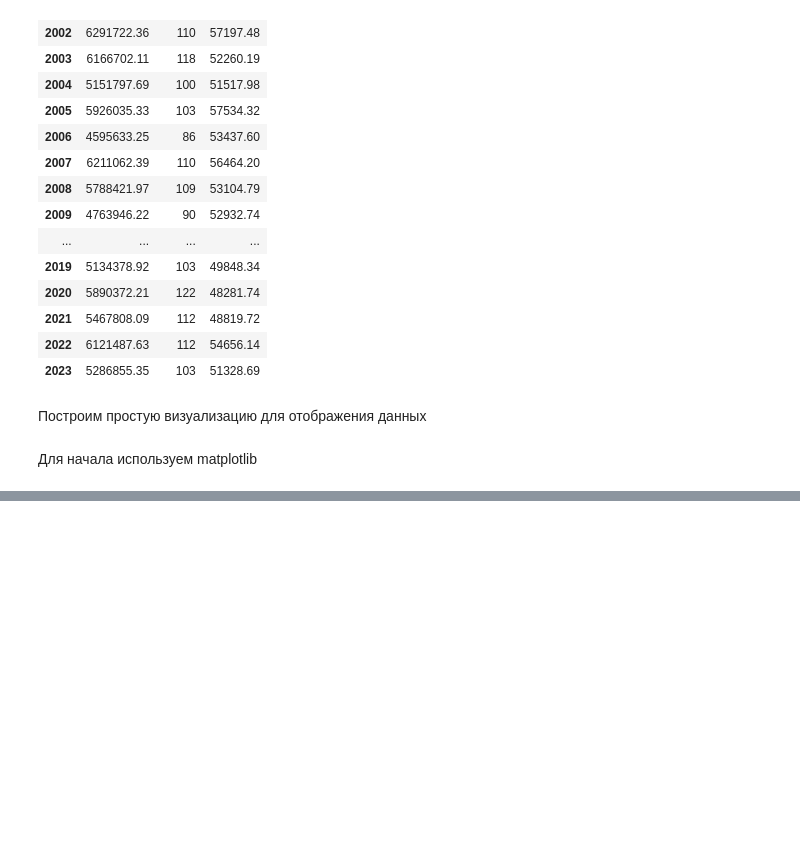
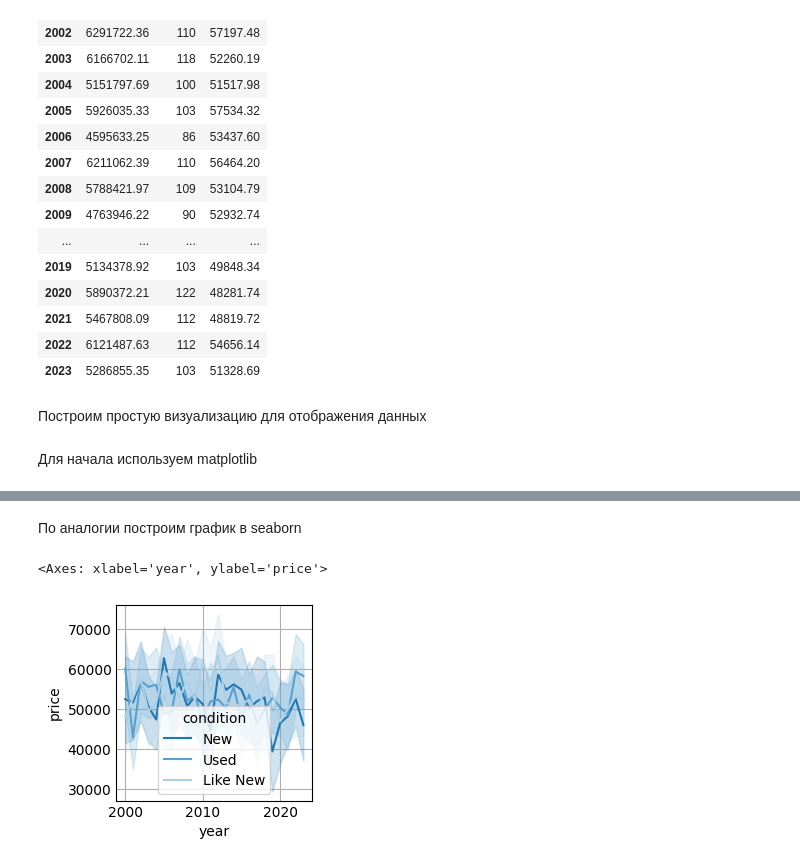
Before and after one commit to Korablinr54/Statistics, a Jupyter notebook: Основы статистики.ipynb, the cells around one changed output, grey strips where cells are left out. Cells and saved outputs as stored; diff of their text form; code cells hidden in the pictures; blank space fills up the shorter version.

Commit message:
Среднее - 8, заготовка seaborn

```diff
--- a/Основы статистики.ipynb
+++ b/Основы статистики.ipynb
@@ -131,0 +132,10 @@ plt.show()
+# %% [markdown]
+По аналогии построим график в seaborn
+# %%
+sns.lineplot(x = cars['year'],
+             y = cars['price'],
+             hue = cars['condition'],
+             data = cars)
+# %% [output]
+<Axes: xlabel='year', ylabel='price'>
+[figure, added]
```
Also changed, not shown: parts of 4 cells of this notebook.
